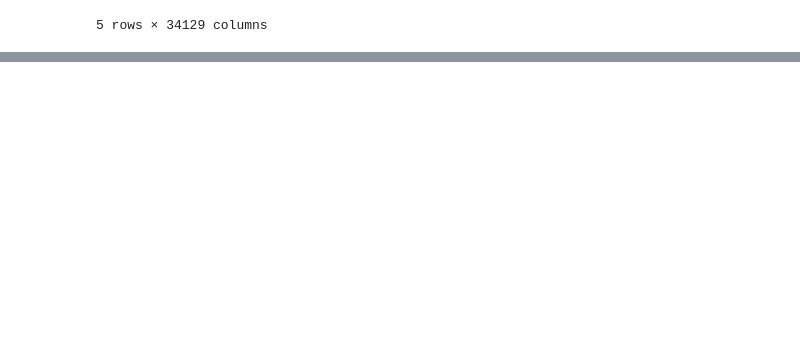
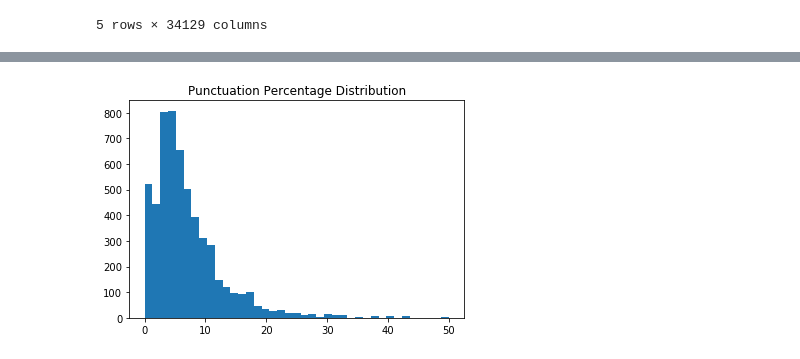
Before and after one commit to FanusArefaine/NLP-Essentials, a Jupyter notebook: NLP.ipynb, the cells around one changed output, grey strips where cells are left out. Drawn from its saved outputs; the diff is of its cells as text; code cells hidden in the pictures; blank space fills up the shorter version.

```diff
--- a/NLP.ipynb
+++ b/NLP.ipynb
@@ -699,0 +776,11 @@ X_counts_df.head()
+# %%
+# Checking body length distribution
+
+# A good candidate for transformation
+
+bin = np.linspace(0,50,40)
+plt.hist(text_body['punct%'], bin)
+plt.title("Punctuation Percentage Distribution")
+plt.show()
+# %% [output]
+[figure, added]
```
Also changed, not shown: parts of 15 cells of this notebook.
